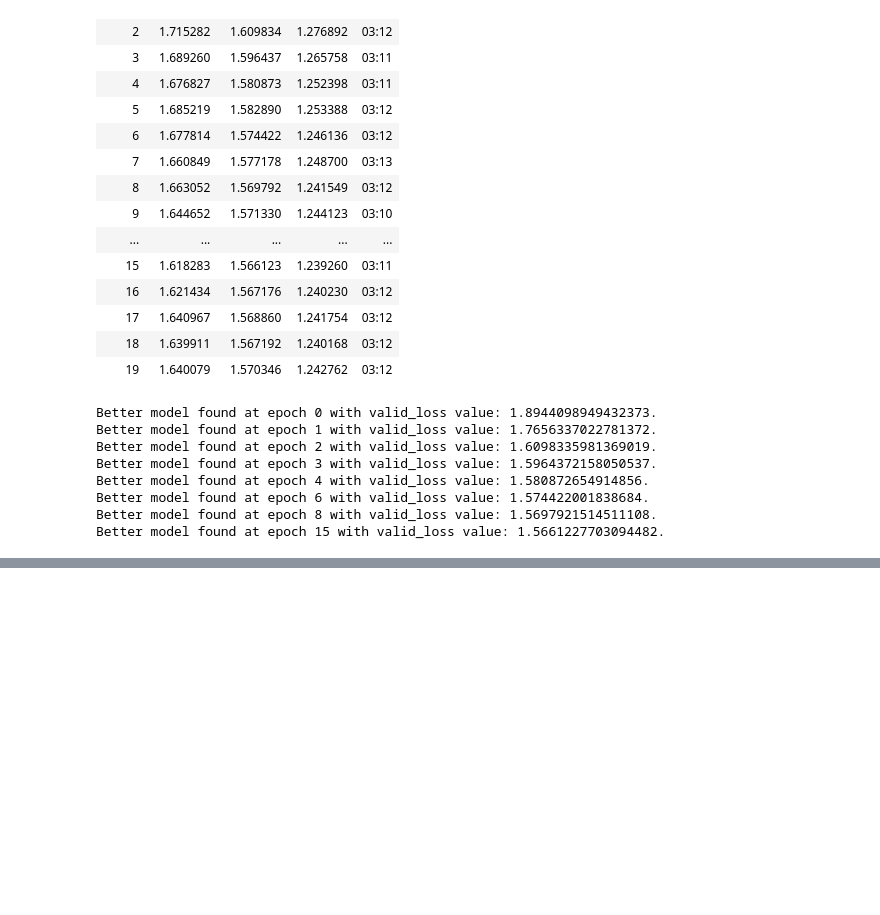
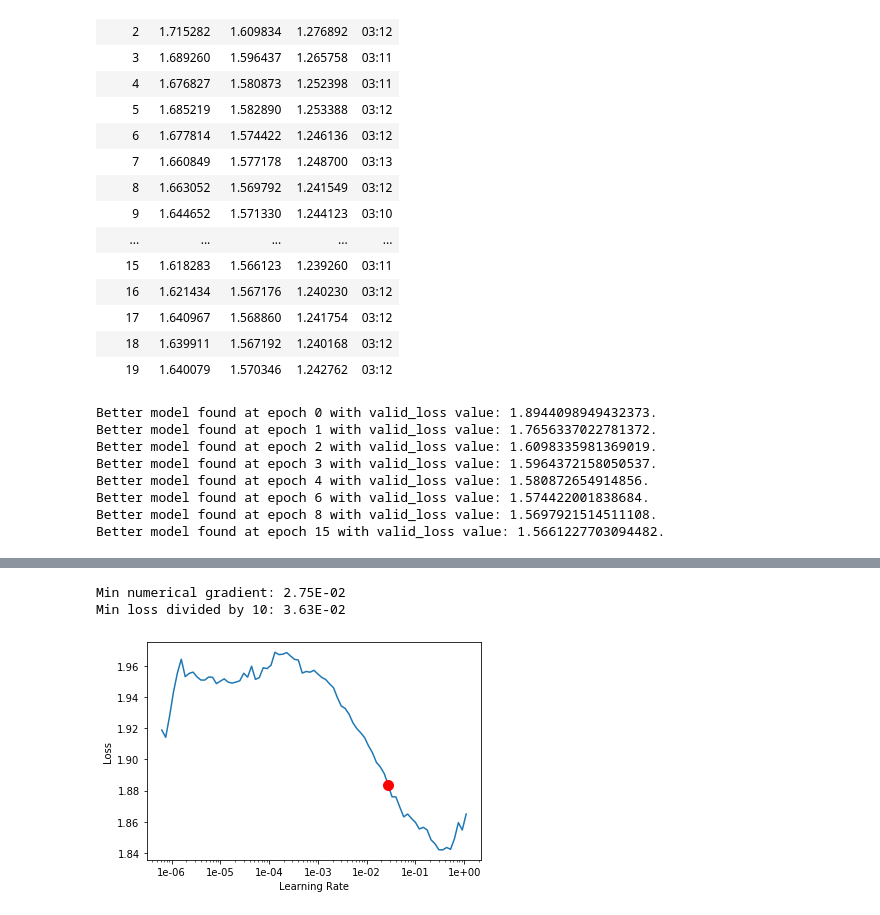
Before and after one commit to aaberbach/LFP_Prediction, a Jupyter notebook: LFP_Forecasting_10ms.ipynb, the cells around one changed output, grey strips where cells are left out. Cells and saved outputs as stored; diff of their text form; code cells hidden in the pictures; blank space fills up the shorter version.

Commit message:
Added CNN and Ensemble models

```diff
--- a/LFP_Forecasting_10ms.ipynb
+++ b/LFP_Forecasting_10ms.ipynb
@@ -1274,0 +1157,2 @@ tensor([1.5083e+00, 1.0847e-02, 1.2901e+00, 1.4658e+00, 5.3600e-01, 2.2062e-03,
+# %%
+inp = np.stack((cnn_preds, lstm_preds, trues), 1)
@@ -1274,0 +1243,41 @@ tensor([1.5083e+00, 1.0847e-02, 1.2901e+00, 1.4658e+00, 5.3600e-01, 2.2062e-03,
+# %%
+class EnsembleModel(nn.Module):
+    def __init__(self, out_size, num_features):
+        super().__init__()
+        self.num_features = num_features
+        self.out_size = out_size
+
+        #Combines all features for GradCam over time.
+        self.convs_1d = nn.Sequential(
+            nn.Conv1d(num_features, 32, kernel_size = (3), padding = (1)),
+            nn.ReLU(),
+            nn.BatchNorm1d(32),
+            #nn.Dropout(0.4),
+            nn.Conv1d(32, 64, kernel_size = (3), padding = (1)),
+            nn.ReLU(),
+            nn.BatchNorm1d(64),
+            #nn.Dropout(0.4),
+            nn.AdaptiveAvgPool1d(output_size = 1),
+            nn.AdaptiveMaxPool1d(output_size = 1),
+            Flatten()
+        )
+
+        #Takes CNN features and turns them into the output.
+        self.lins = nn.Sequential(
+            #nn.Linear(128, 64),
+            #nn.ReLU(),
+            #nn.BatchNorm1d(64),
+            #nn.Dropout(),
+            nn.Linear(64, 32),
+            nn.ReLU(),
+            nn.BatchNorm1d(32),
+            nn.Dropout(),
+            nn.Linear(32, self.out_size)
+        )
+
+    def forward(self, x):
+        x = self.convs_1d(x)
+        x = self.lins(x)
+        return x
+# %%
+learn = Learner(train_data, EnsembleModel(10, 2), loss_func = RMSELoss, metrics = MAELoss, wd = 1e-4)
@@ -1274,0 +1289,6 @@ tensor([1.5083e+00, 1.0847e-02, 1.2901e+00, 1.4658e+00, 5.3600e-01, 2.2062e-03,
+# %%
+learn.recorder.plot(suggestion = True, skip_end = 10)
+# %% [output]
+Min numerical gradient: 2.75E-02
+Min loss divided by 10: 3.63E-02
+[figure, added]
```
Also changed, not shown: parts of 103 cells of this notebook.
